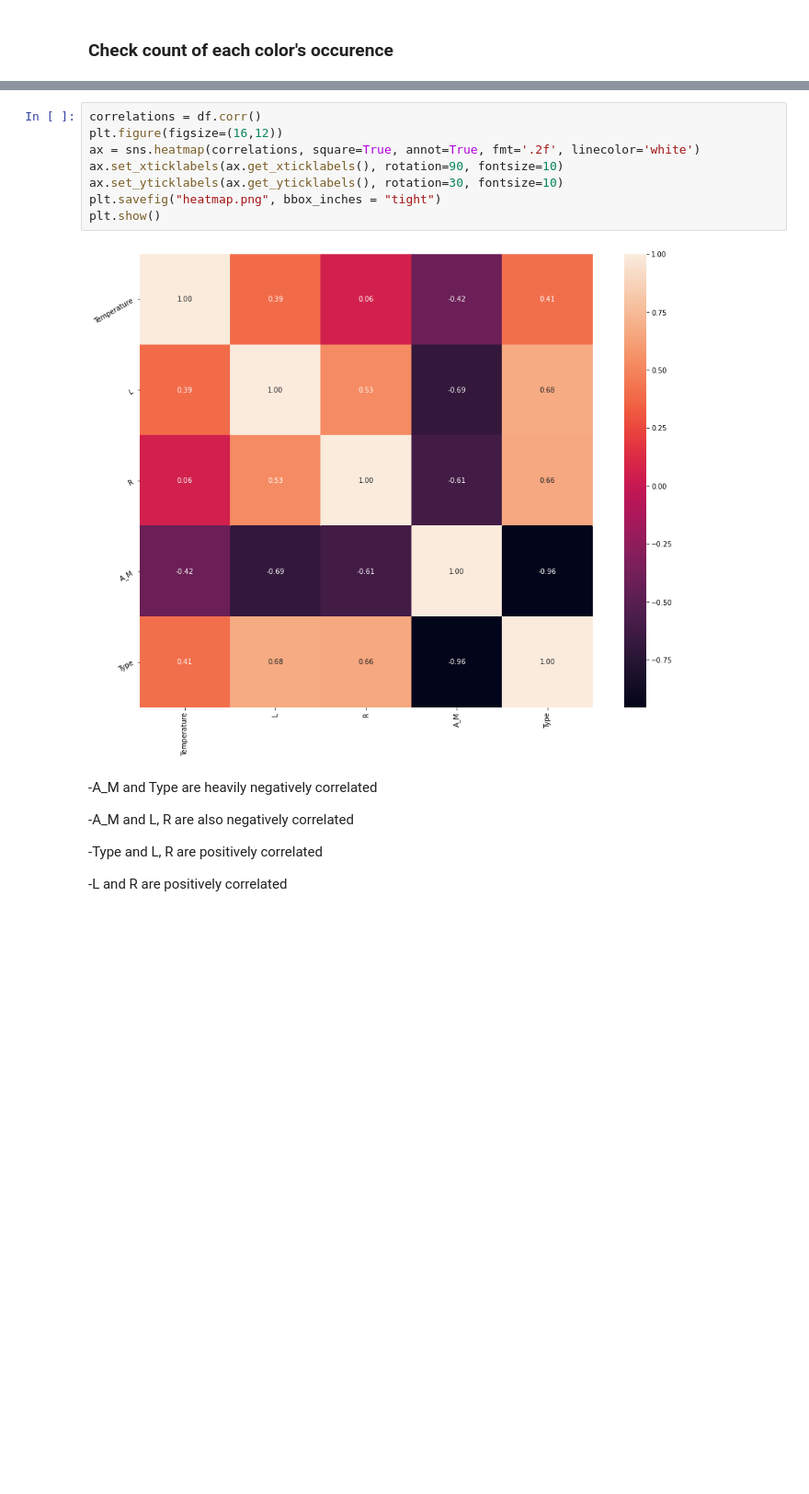
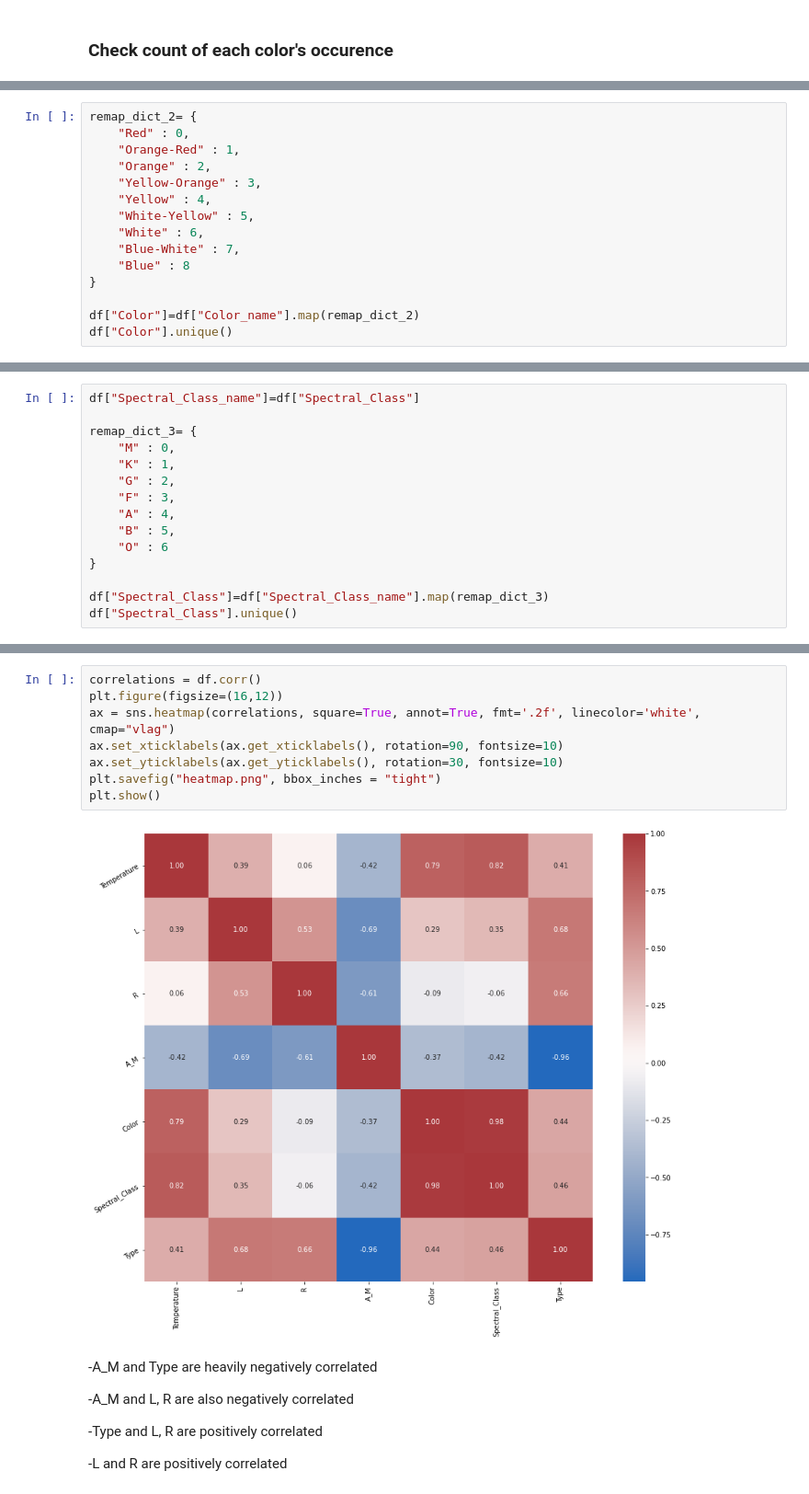
Before and after one commit to ZasadnyJan/Star_type_classification, a Jupyter notebook: Main_notebook.ipynb, the cells around one changed output, grey strips where cells are left out. Shown: that part at 92% size. Cells and saved outputs as stored; diff of their text form; blank space fills up the shorter version.

Commit message:
Encoded categorical variables, added new heatmap

```diff
--- a/Main_notebook.ipynb
+++ b/Main_notebook.ipynb
@@ -238,0 +244,15 @@ plt.show()
+# %%
+remap_dict_2= {
+    "Red" : 0,
+    "Orange-Red" : 1,
+    "Orange" : 2,
+    "Yellow-Orange" : 3,
+    "Yellow" : 4,
+    "White-Yellow" : 5,
+    "White" : 6,
+    "Blue-White" : 7,
+    "Blue" : 8
+}
+
+df["Color"]=df["Color_name"].map(remap_dict_2)
+df["Color"].unique()
@@ -238,0 +287,15 @@ plt.show()
+# %%
+df["Spectral_Class_name"]=df["Spectral_Class"]
+
+remap_dict_3= {
+    "M" : 0,
+    "K" : 1,
+    "G" : 2,
+    "F" : 3,
+    "A" : 4,
+    "B" : 5,
+    "O" : 6
+}
+
+df["Spectral_Class"]=df["Spectral_Class_name"].map(remap_dict_3)
+df["Spectral_Class"].unique()
@@ -241,13 +306,13 @@ plt.show()
 # %%
 correlations = df.corr()
 plt.figure(figsize=(16,12))
-ax = sns.heatmap(correlations, square=True, annot=True, fmt='.2f', linecolor='white')
+ax = sns.heatmap(correlations, square=True, annot=True, fmt='.2f', linecolor='white', cmap="vlag")
 ax.set_xticklabels(ax.get_xticklabels(), rotation=90, fontsize=10)
 ax.set_yticklabels(ax.get_yticklabels(), rotation=30, fontsize=10)
 plt.savefig("heatmap.png", bbox_inches = "tight")
 plt.show()
 # %% [output]
-[figure, old version]
+[figure, new version]
 # %% [markdown]
 -A_M and Type are heavily negatively correlated
 
```
Also changed, not shown: parts of 16 cells of this notebook, 1 other file.
